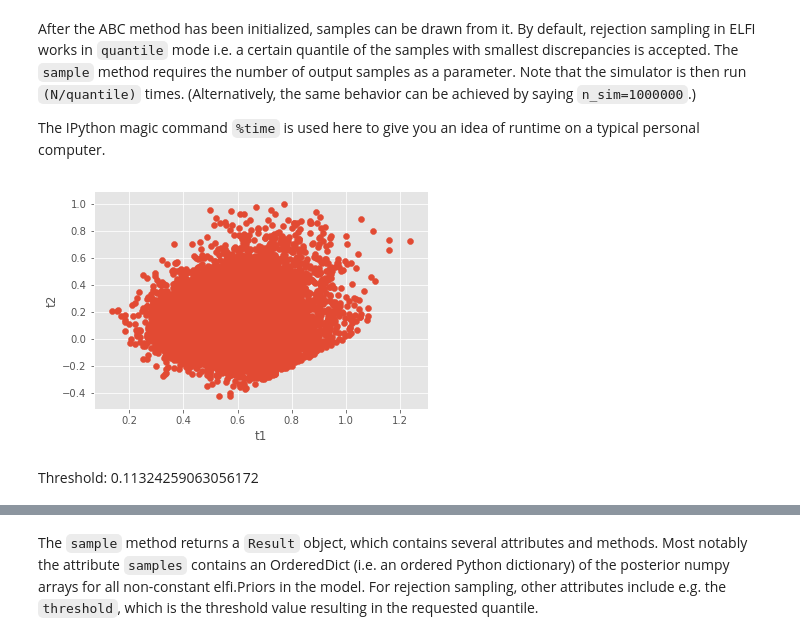
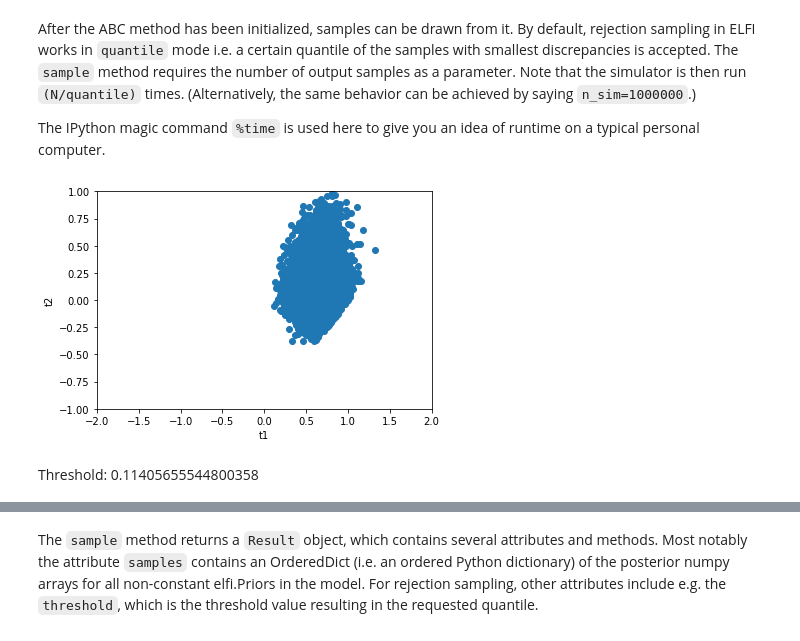
Before and after one commit to elfi-dev/notebooks, a Jupyter notebook: ELFI_tutorial.ipynb, the cells around one changed output, grey strips where cells are left out. Saved outputs shown, nothing was run; the diff lists cells and outputs as text; code cells hidden in the pictures.

```diff
--- a/ELFI_tutorial.ipynb
+++ b/ELFI_tutorial.ipynb
@@ -4,7 +8,6 @@ import scipy.stats
 import matplotlib
 import matplotlib.pyplot as plt
 
-matplotlib.style.use('ggplot')
 %matplotlib inline
 # %%
 import logging
@@ -181,9 +185,11 @@ The IPython magic command `%time` is used here to give you an idea of runtime on
 # %%
 N = 10000
 
-# You can give the sample method `vis=True` to see an animation how the prior transforms towards the
-# posterior with a decreasing threshold (this will slow it down a bit though).
-%time result = rej.sample(N, quantile=0.01, vis=True)
+vis = dict(xlim=[-2,2], ylim=[-1,1])
+
+# You can give the sample method a `vis` keyword to see an animation how the prior transforms towards the
+# posterior with a decreasing threshold (interactive visualization will slow it down a bit though).
+%time result = rej.sample(N, quantile=0.01, vis=vis)
 # %% [output]
-[figure, old version]
+[figure, new version]
-Threshold: 0.11324259063056172
+Threshold: 0.11405655544800358
```
Also changed, not shown: parts of 37 cells of this notebook, 2 other files.
